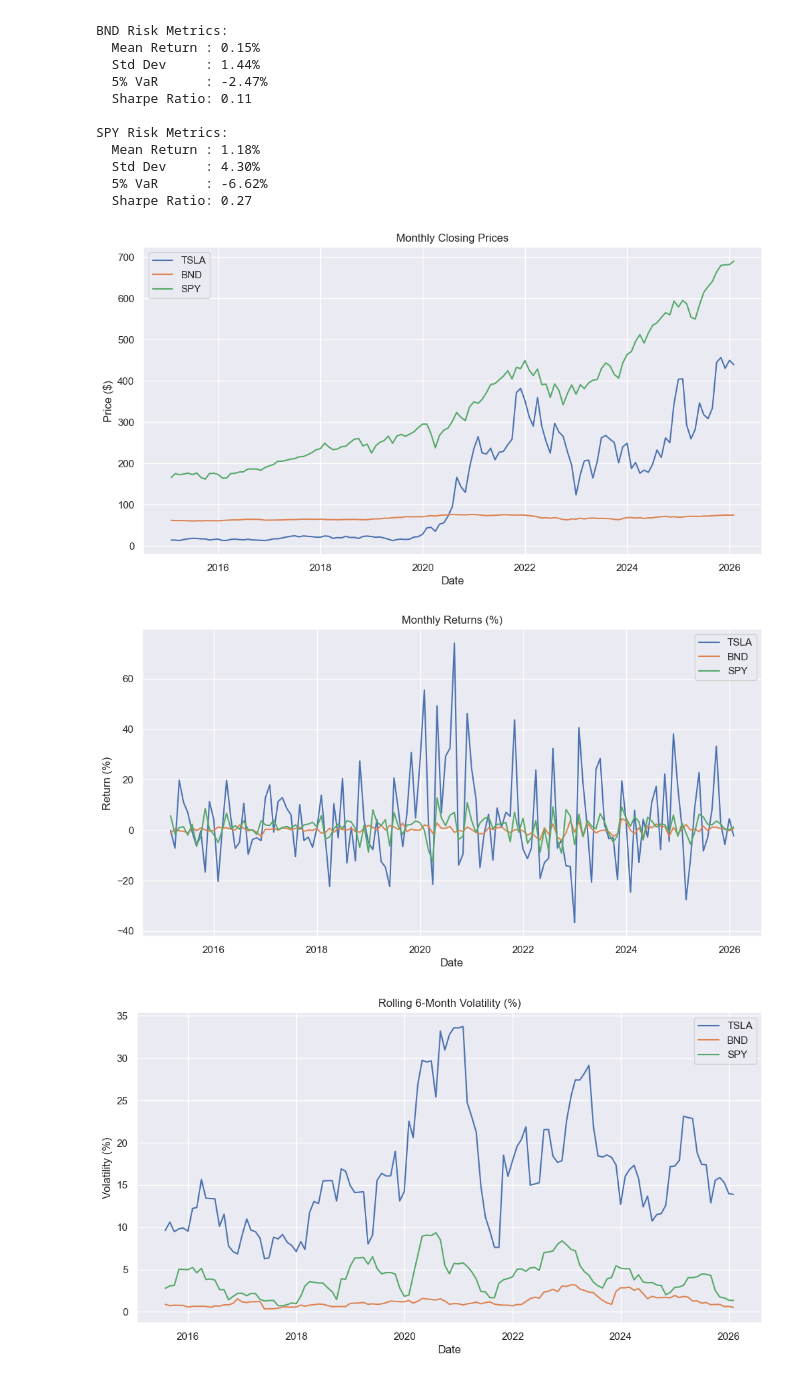
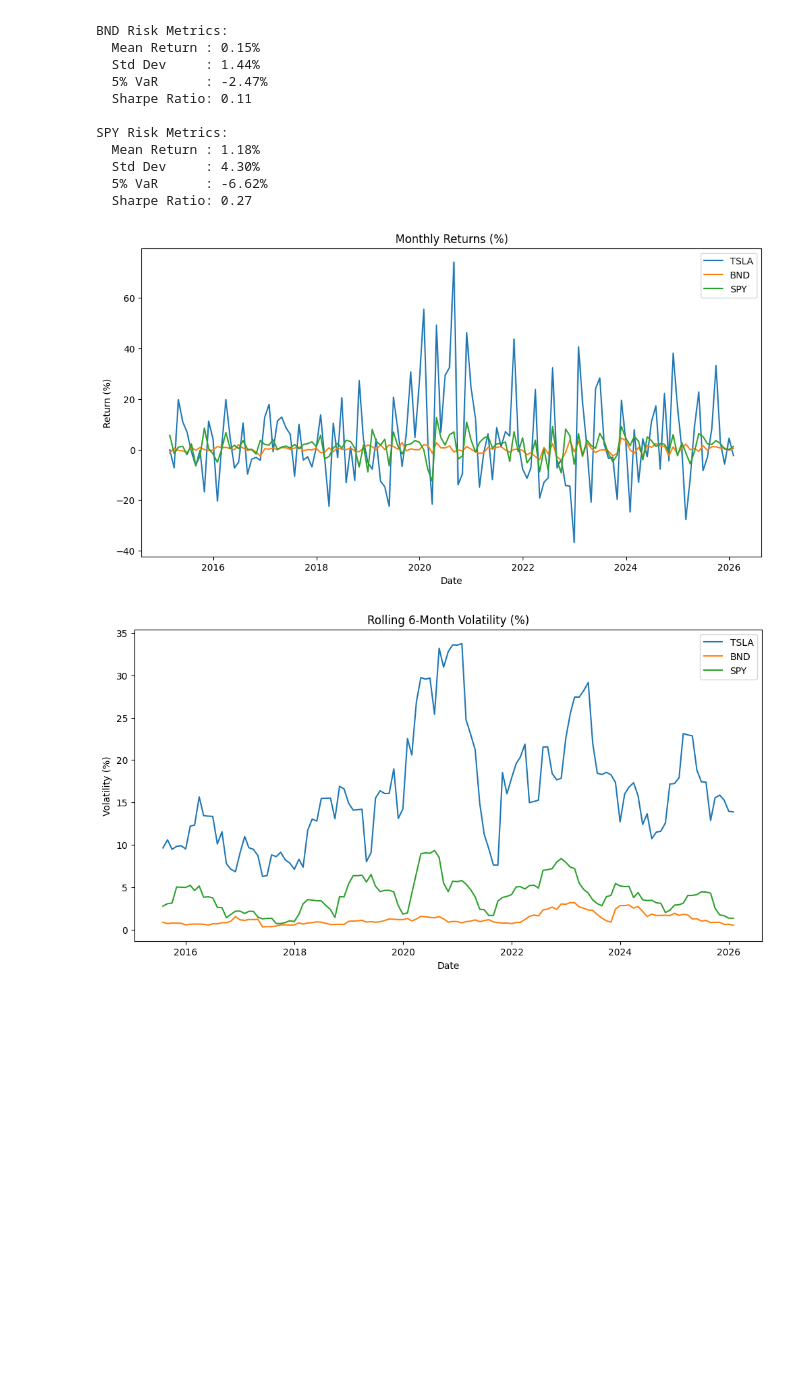
Before and after one commit to ramlla92/Portfolio_optimization, a Jupyter notebook: notebooks/Task_1_EDA_Financial_Data.ipynb, the cells around one changed output. Drawn from its saved outputs; the diff is of its cells as text; code cells hidden in the pictures; blank space fills up the shorter version.

```diff
--- a/notebooks/Task_1_EDA_Financial_Data.ipynb
+++ b/notebooks/Task_1_EDA_Financial_Data.ipynb
@@ -265,0 +256,9 @@ plt.show()
+# %%
+monthly_prices.columns = ['TSLA', 'BND', 'SPY']
+# Save monthly prices for Task 2
+processed_path = r"C:\Users\THINKPAD\Desktop\10_Academy\Week_9\portfolio-optimization\data\processed"
+os.makedirs(processed_path, exist_ok=True)
+
+monthly_prices.to_csv(os.path.join(processed_path, "monthly_prices.csv"))
+
+print(" Monthly prices saved to processed folder")
@@ -412,41 +419,28 @@ SPY Risk Metrics:
   Sharpe Ratio: 0.27
 # %%
 
-
-# 1️⃣ Closing Prices Over Time
-plt.figure(figsize=(12,6))
-plt.plot(monthly_prices.index, monthly_prices['TSLA'], label='TSLA')
-plt.plot(monthly_prices.index, monthly_prices['BND'], label='BND')
-plt.plot(monthly_prices.index, monthly_prices['SPY'], label='SPY')
-plt.title("Monthly Closing Prices")
-plt.xlabel("Date")
-plt.ylabel("Price ($)")
-plt.legend()
-plt.show()
-
-# 2️⃣ Monthly Returns Over Time
+#  Monthly Returns Over Time
 plt.figure(figsize=(12,6))
 plt.plot(monthly_returns.index, monthly_returns['TSLA'], label='TSLA')
 plt.plot(monthly_returns.index, monthly_returns['BND'], label='BND')
 plt.plot(monthly_returns.index, monthly_returns['SPY'], label='SPY')
 plt.title("Monthly Returns (%)")
 plt.xlabel("Date")
 plt.ylabel("Return (%)")
 plt.legend()
 plt.show()
 
-# 3️⃣ Rolling Volatility (6-month window)
+#  Rolling Volatility (6-month window)
 rolling_window = 6
 plt.figure(figsize=(12,6))
 plt.plot(monthly_returns['TSLA'].rolling(rolling_window).std(), label='TSLA')
 plt.plot(monthly_returns['BND'].rolling(rolling_window).std(), label='BND')
 plt.plot(monthly_returns['SPY'].rolling(rolling_window).std(), label='SPY')
 plt.title(f"Rolling {rolling_window}-Month Volatility (%)")
 plt.xlabel("Date")
 plt.ylabel("Volatility (%)")
 plt.legend()
 plt.show()
 # %% [output]
-[figure, old version]
+[figure, new version]
-[figure, old version]
+[figure, new version]
-[figure, removed]
```
Also changed, not shown: parts of 11 cells of this notebook.
